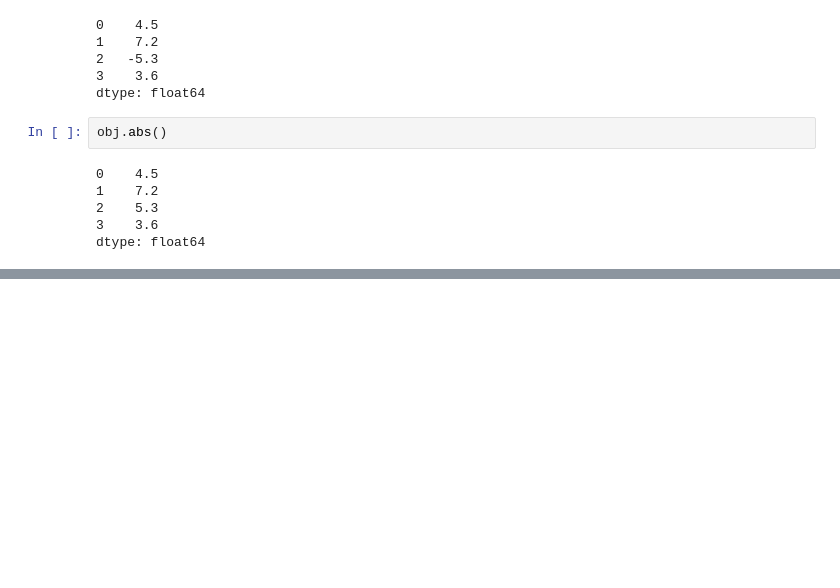
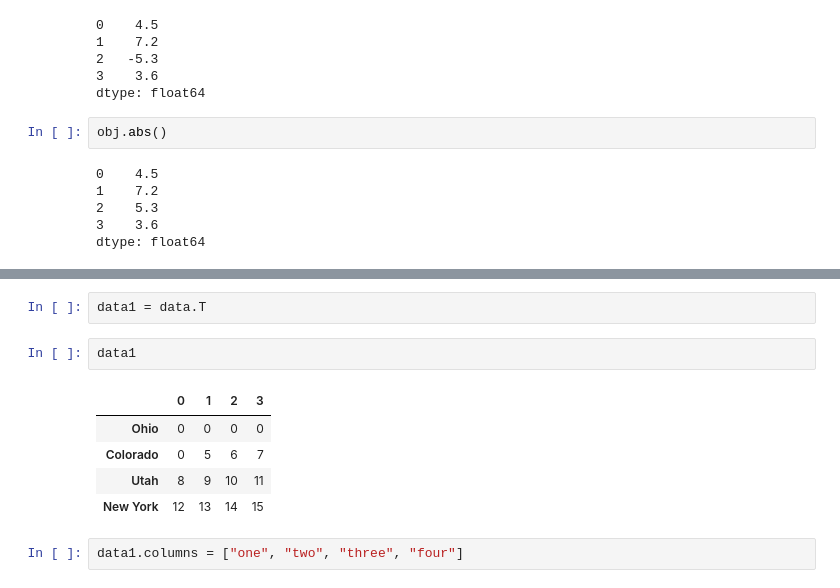
Before and after one commit to jflisazo/python, a Jupyter notebook: ch03.ipynb, the cells around one changed output, grey strips where cells are left out. Saved outputs shown, nothing was run; the diff lists cells and outputs as text; blank space fills up the shorter version.

```diff
--- a/ch03.ipynb
+++ b/ch03.ipynb
@@ -216,0 +338,12 @@ dtype: float64
+# %%
+data1 = data.T
+# %%
+data1
+# %% [output]
+|  | 0 | 1 | 2 | 3 |
+| Ohio | 0 | 0 | 0 | 0 |
+| Colorado | 0 | 5 | 6 | 7 |
+| Utah | 8 | 9 | 10 | 11 |
+| New York | 12 | 13 | 14 | 15 |
+# %%
+data1.columns = ["one", "two", "three", "four"]
```
Also changed, not shown: parts of 24 cells of this notebook.
